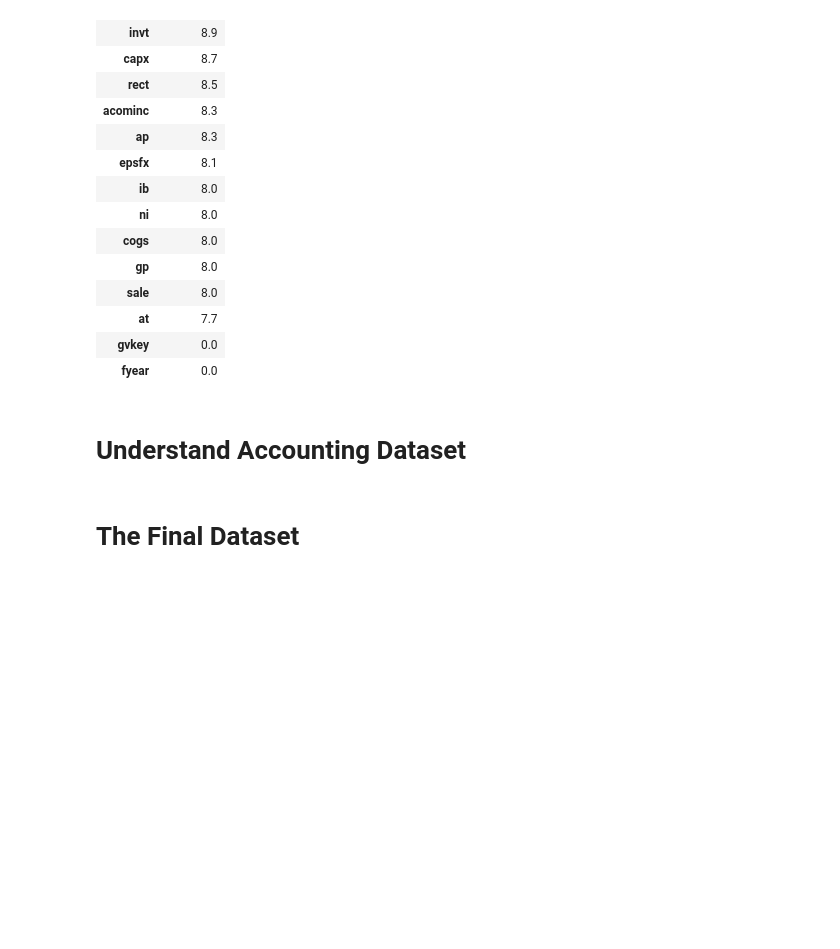
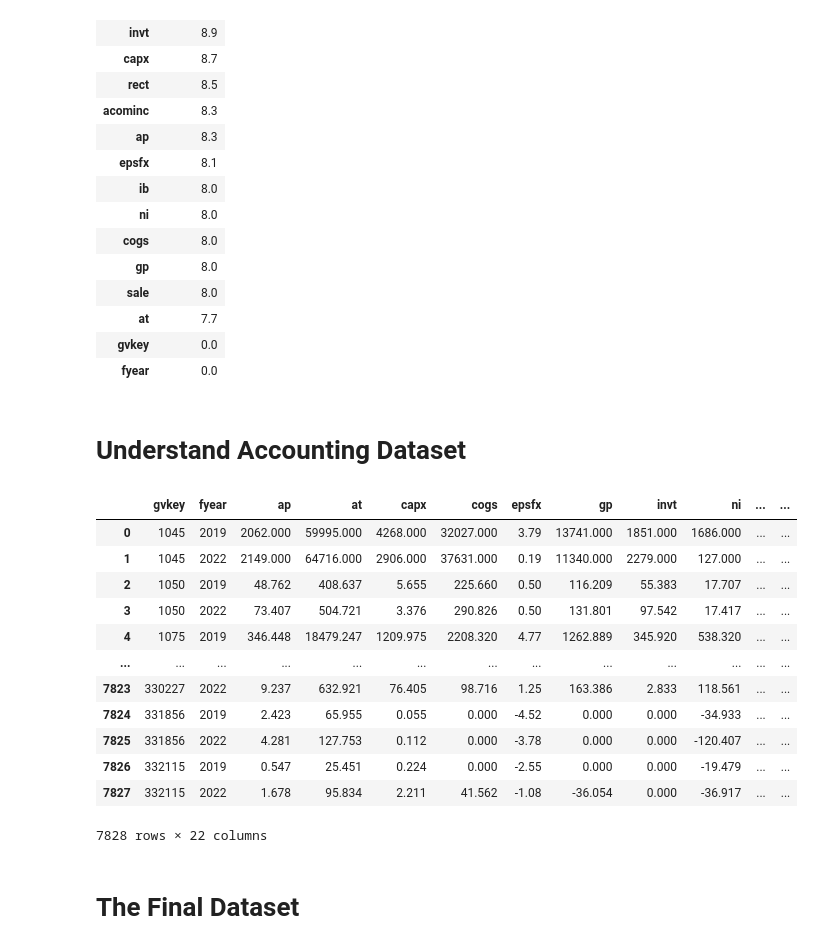
Before and after one commit to JerseyK/Final-Project_Sunset, a Jupyter notebook: data3.ipynb, the cells around one changed output. Saved outputs shown, nothing was run; the diff lists cells and outputs as text; code cells hidden in the pictures; blank space fills up the shorter version.

```diff
--- a/data3.ipynb
+++ b/data3.ipynb
@@ -458,5 +475,72 @@ acct_df3 = acct_df2[['gvkey', 'fyear', 'ap', 'at', 'capx', 'cogs', 'epsfx', 'gp'
 # %%
 # create new variables
+
+acct_df4 = acct_df3
+ap_value = 0
+at_value = 0
+capx_value = 0
+cogs_value = 0
+epsfx_value = 0
+gp_value = 0
+invt_value = 0
+ni_value = 0
+rect_value = 0
+sale_value = 0
+
+for index, row in acct_df4.iterrows():
+    # row can be used like row['var_name']
+    if index%2 ==0:
+        #recording the value of the 2019
+        ap_value = row['ap']
+        at_value = row['at']
+        capx_value = row['capx']
+        cogs_value = row['cogs']
+        epsfx_value = row['epsfx']
+        gp_value = row['gp']
+        invt_value = row['invt']
+        ni_value = row['ni']
+        rect_value = row['rect']
+        sale_value = row['sale']
+    if index%2 ==1:
+        # calculating the % change
+        calc_ap_value = (row['ap'] - ap_value) / ap_value * 100
+        calc_at_value = (row['at'] - at_value) / at_value * 100
+        calc_capx_value = (row['capx'] - capx_value) / capx_value * 100
+        calc_cogs_value = (row['cogs'] - cogs_value) / cogs_value * 100
+        calc_epsfx_value = (row['epsfx'] - epsfx_value) / epsfx_value * 100
+        calc_gp_value = (row['gp'] - gp_value) / gp_value * 100
+        calc_invt_value = (row['invt'] - invt_value) / invt_value * 100
+        calc_ni_value = (row['ni'] - ni_value) / ni_value * 100
+        calc_rect_value = (row['rect'] - rect_value) / rect_value * 100
+        calc_sale_value = (row['sale'] - sale_value) / sale_value * 100
+
+        # adding it to the df
+        acct_df4.loc[index,'calc_ap_value'] = calc_ap_value
+        acct_df4.loc[index,'calc_at_value'] = calc_at_value
+        acct_df4.loc[index,'calc_capx_value'] = calc_capx_value
+        acct_df4.loc[index,'calc_cogs_value'] = calc_cogs_value
+        acct_df4.loc[index,'calc_epsfx_value'] = calc_epsfx_value
+        acct_df4.loc[index,'calc_gp_value'] = calc_gp_value
+        acct_df4.loc[index,'calc_invt_value'] = calc_invt_value
+        acct_df4.loc[index,'calc_ni_value'] = calc_ni_value
+        acct_df4.loc[index,'calc_rect_value'] = calc_rect_value
+        acct_df4.loc[index,'calc_sale_value'] = calc_sale_value
+
+acct_df4
+# %% [output]
+|  | gvkey | fyear | ap | at | capx | cogs | epsfx | gp | invt | ni | ... | ... |
+| 0 | 1045 | 2019 | 2062.000 | 59995.000 | 4268.000 | 32027.000 | 3.79 | 13741.000 | 1851.000 | 1686.000 | ... | ... |
+| 1 | 1045 | 2022 | 2149.000 | 64716.000 | 2906.000 | 37631.000 | 0.19 | 11340.000 | 2279.000 | 127.000 | ... | ... |
+| 2 | 1050 | 2019 | 48.762 | 408.637 | 5.655 | 225.660 | 0.50 | 116.209 | 55.383 | 17.707 | ... | ... |
+| 3 | 1050 | 2022 | 73.407 | 504.721 | 3.376 | 290.826 | 0.50 | 131.801 | 97.542 | 17.417 | ... | ... |
+| 4 | 1075 | 2019 | 346.448 | 18479.247 | 1209.975 | 2208.320 | 4.77 | 1262.889 | 345.920 | 538.320 | ... | ... |
+| ... | ... | ... | ... | ... | ... | ... | ... | ... | ... | ... | ... | ... |
+| 7823 | 330227 | 2022 | 9.237 | 632.921 | 76.405 | 98.716 | 1.25 | 163.386 | 2.833 | 118.561 | ... | ... |
+| 7824 | 331856 | 2019 | 2.423 | 65.955 | 0.055 | 0.000 | -4.52 | 0.000 | 0.000 | -34.933 | ... | ... |
+| 7825 | 331856 | 2022 | 4.281 | 127.753 | 0.112 | 0.000 | -3.78 | 0.000 | 0.000 | -120.407 | ... | ... |
+| 7826 | 332115 | 2019 | 0.547 | 25.451 | 0.224 | 0.000 | -2.55 | 0.000 | 0.000 | -19.479 | ... | ... |
+| 7827 | 332115 | 2022 | 1.678 | 95.834 | 2.211 | 41.562 | -1.08 | -36.054 | 0.000 | -36.917 | ... | ... |
+7828 rows × 22 columns
 # %% [markdown]
 # The Final Dataset
 # %%
```
Also changed, not shown: parts of 9 cells of this notebook, 1 other file.
